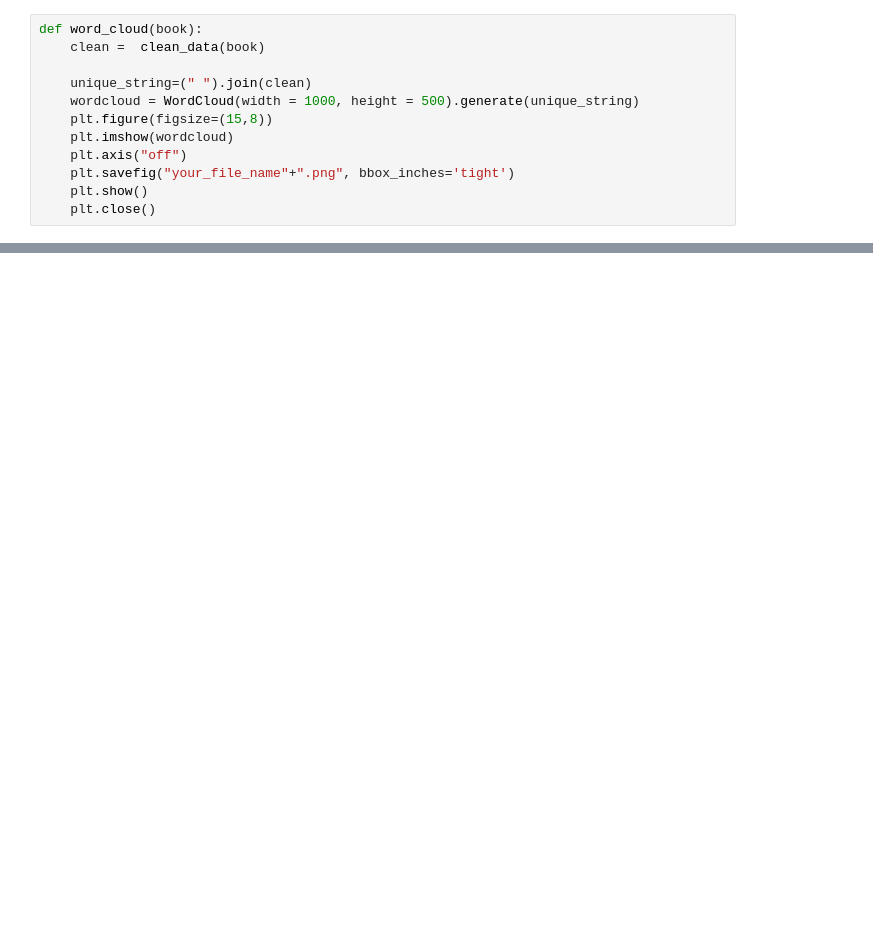
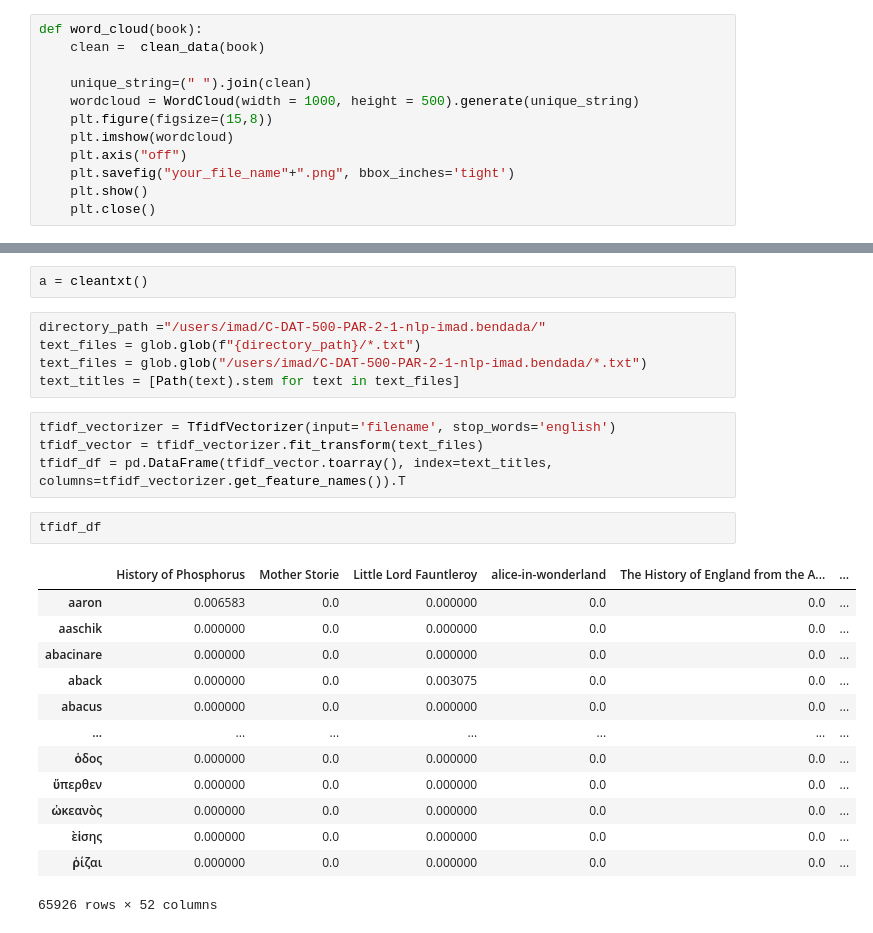
Before and after one commit to ImadEpi/Projects, a Jupyter notebook: Topic_modeling.ipynb, the cells around one changed output, grey strips where cells are left out. Saved outputs shown, nothing was run; the diff lists cells and outputs as text; blank space fills up the shorter version.

```diff
--- a/Topic_modeling.ipynb
+++ b/Topic_modeling.ipynb
@@ -79,0 +101,27 @@ cloud1 = word_cloud('The fauna of the deep sea.txt')
+# %%
+a = cleantxt()
+# %%
+directory_path ="/users/imad/C-DAT-500-PAR-2-1-nlp-imad.bendada/"
+text_files = glob.glob(f"{directory_path}/*.txt")
+text_files = glob.glob("/users/imad/C-DAT-500-PAR-2-1-nlp-imad.bendada/*.txt")
+text_titles = [Path(text).stem for text in text_files]
+# %%
+tfidf_vectorizer = TfidfVectorizer(input='filename', stop_words='english')
+tfidf_vector = tfidf_vectorizer.fit_transform(text_files)
+tfidf_df = pd.DataFrame(tfidf_vector.toarray(), index=text_titles, columns=tfidf_vectorizer.get_feature_names()).T
+# %%
+tfidf_df
+# %% [output]
+|  | History of Phosphorus | Mother Storie | Little Lord Fauntleroy | alice-in-wonderland | The History of England from the A... | ... |
+| aaron | 0.006583 | 0.0 | 0.000000 | 0.0 | 0.0 | ... |
+| aaschik | 0.000000 | 0.0 | 0.000000 | 0.0 | 0.0 | ... |
+| abacinare | 0.000000 | 0.0 | 0.000000 | 0.0 | 0.0 | ... |
+| aback | 0.000000 | 0.0 | 0.003075 | 0.0 | 0.0 | ... |
+| abacus | 0.000000 | 0.0 | 0.000000 | 0.0 | 0.0 | ... |
+| ... | ... | ... | ... | ... | ... | ... |
+| ὁδος | 0.000000 | 0.0 | 0.000000 | 0.0 | 0.0 | ... |
+| ὕπερθεν | 0.000000 | 0.0 | 0.000000 | 0.0 | 0.0 | ... |
+| ὠκεανὸς | 0.000000 | 0.0 | 0.000000 | 0.0 | 0.0 | ... |
+| ὲἱσης | 0.000000 | 0.0 | 0.000000 | 0.0 | 0.0 | ... |
+| ῥίζαι | 0.000000 | 0.0 | 0.000000 | 0.0 | 0.0 | ... |
+65926 rows × 52 columns
```
Also changed, not shown: parts of 6 cells of this notebook.
